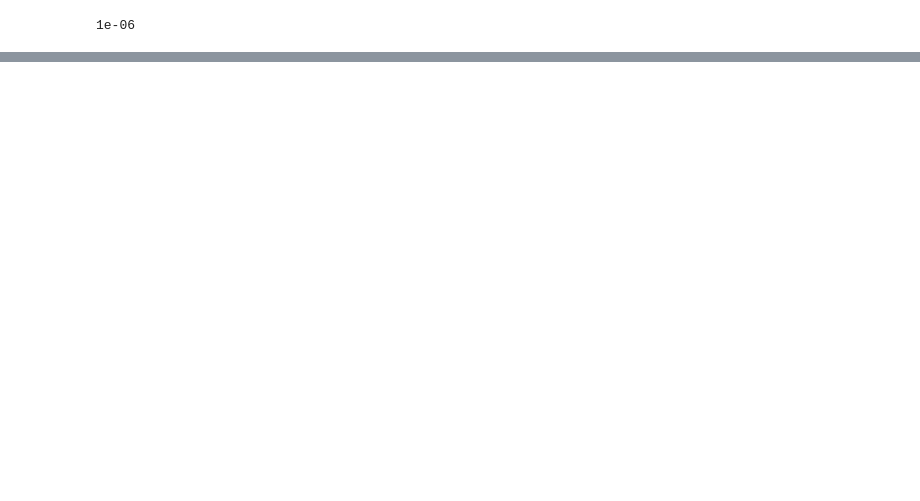
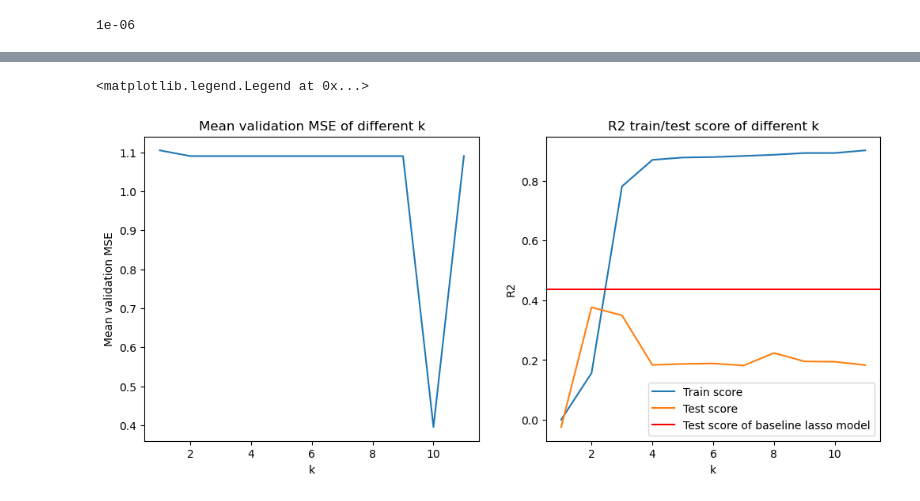
Before and after one commit to RenhaoL/CS109A_AC209A_Fall22_final_project, a Jupyter notebook: src/SL_Linear regression.ipynb, the cells around one changed output, grey strips where cells are left out. Drawn from its saved outputs; the diff is of its cells as text; code cells hidden in the pictures; blank space fills up the shorter version.

```diff
--- a/src/SL_Linear regression.ipynb
+++ b/src/SL_Linear regression.ipynb
@@ -48,0 +146,28 @@ best_alpha
+# %%
+# Find the best k
+val_mses_mean = []
+val_r2_train = []
+val_r2_test = []
+k_list = [1,2,3,4,5,6,7,8,9,10,11]
+
+for k in k_list:
+    X_pca_train = PCA(n_components=k).fit_transform(X_train)
+    X_pca_test = PCA(n_components=k).fit_transform(X_test)
+
+    # Fit model
+    lasso_pca = LassoCV(n_alphas=len(a_list), alphas=a_list, cv=10, max_iter=100000,random_state=26).fit(X_pca_train, y_train.values.ravel())
+    # cv_results = cross_validate(linreg, X_pca_train, y_train_scaled, cv=10, scoring='neg_mean_squared_error', return_train_score=True)
+    best_alpha_idx = find_nearest(a_list,lasso_pca.alpha_)[1]
+    # print(find_nearest(a_list,lasso_pca.alpha_))
+    val_mses_mean.append(lasso_pca.mse_path_[best_alpha_idx].mean())
+
+    # Model diagnostics
+    r2_train = lasso_pca.score(X_pca_train,y_train)
+    r2_test = lasso_pca.score(X_pca_test,y_test)
+    val_r2_train.append(r2_train)
+    val_r2_test.append(r2_test)
+    print("The train R2 for current lasso_pca model (k = " + str(k) + "): " + str(r2_train))
+    print("The test R2 for current lasso_pca model (k = " + str(k) + "): " + str(r2_test))
+
+best_k = k_list[val_mses_mean.index(min(val_mses_mean))]
+print(f"The best k is {best_k}.")
@@ -48,0 +192,19 @@ best_alpha
+# %%
+fig,axs = plt.subplots(1,2,figsize=(12, 5))
+
+axs[0].plot(k_list,val_mses_mean,label='Mean validation MSE')
+axs[0].set_xlabel('k')
+axs[0].set_ylabel('Mean validation MSE')
+axs[0].set_title('Mean validation MSE of different k')
+
+
+axs[1].plot(k_list,val_r2_train,label='Train score')
+axs[1].plot(k_list,val_r2_test,label='Test score')
+axs[1].axhline(test_score,color='r',label="Test score of baseline lasso model")
+axs[1].set_xlabel('k')
+axs[1].set_ylabel('R2')
+axs[1].set_title('R2 train/test score of different k')
+axs[1].legend()
+# %% [output]
+<matplotlib.legend.Legend at 0x...>
+[figure, added]
```
Also changed, not shown: parts of 25 cells of this notebook.
